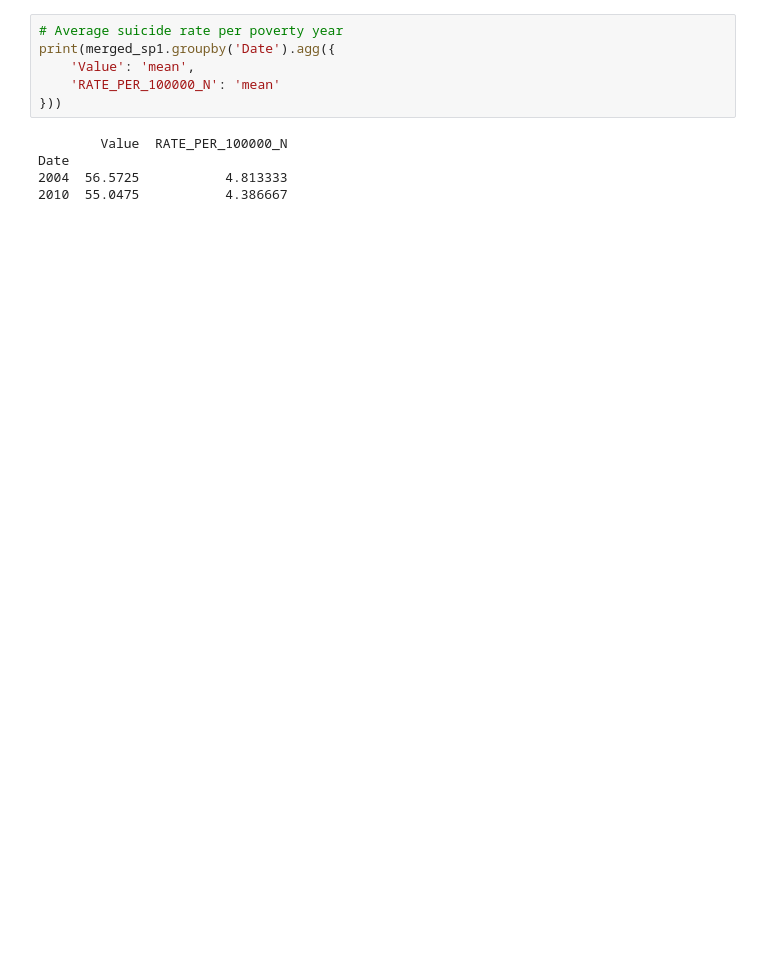
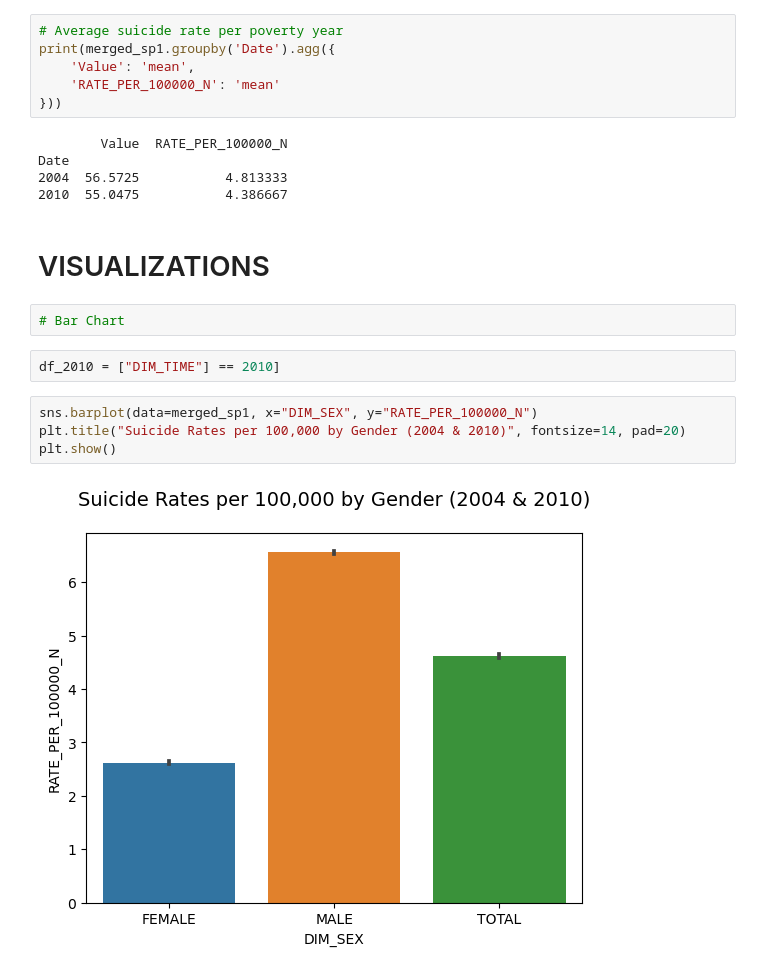
Before and after one commit to telehealthcareai/suicide-nigeria, a Jupyter notebook: DASHBOARD/explore/merged_suicide-poverty.ipynb, the cells around one changed output. Drawn from its saved outputs; the diff is of its cells as text; blank space fills up the shorter version.

```diff
--- a/DASHBOARD/explore/merged_suicide-poverty.ipynb
+++ b/DASHBOARD/explore/merged_suicide-poverty.ipynb
@@ -161,3 +161,15 @@ print(merged_sp1.groupby('Date').agg({
 Date
 2004  56.5725           4.813333
 2010  55.0475           4.386667
+# %% [markdown]
+# VISUALIZATIONS
+# %%
+# Bar Chart
+# %%
+df_2010 = ["DIM_TIME"] == 2010]
+# %%
+sns.barplot(data=merged_sp1, x="DIM_SEX", y="RATE_PER_100000_N")
+plt.title("Suicide Rates per 100,000 by Gender (2004 & 2010)", fontsize=14, pad=20)
+plt.show()
+# %% [output]
+[figure, added]
```
Also changed, not shown: parts of 11 cells of this notebook.
